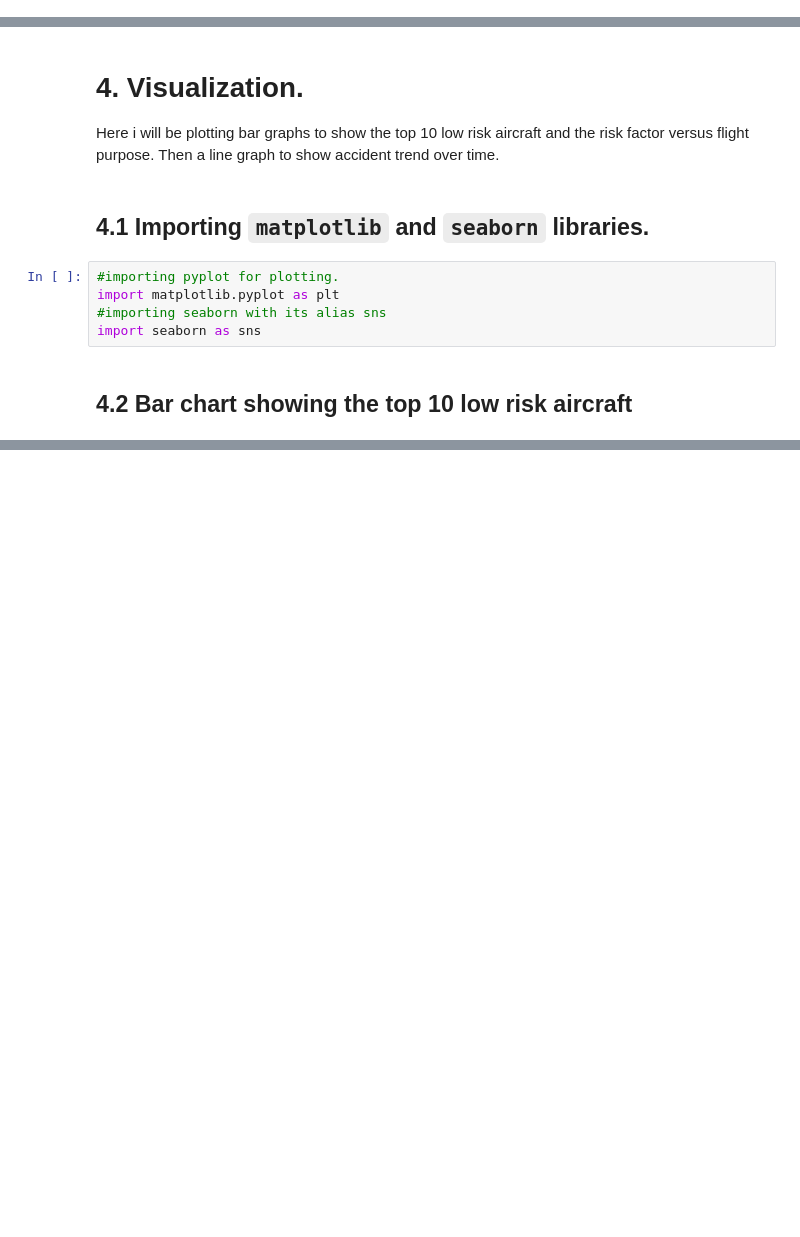
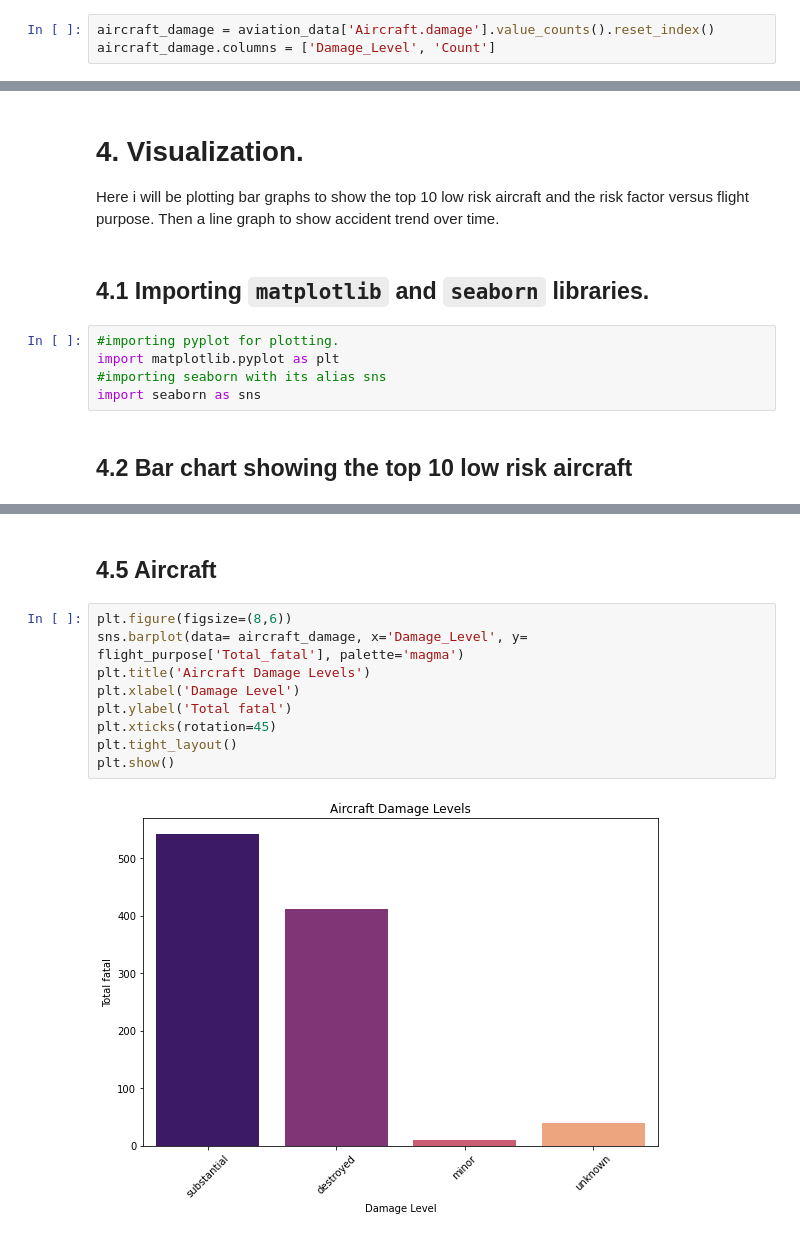
Before and after one commit to S-909/aviation-risk-analysis, a Jupyter notebook: student.ipynb, the cells around one changed output, grey strips where cells are left out. Drawn from its saved outputs; the diff is of its cells as text; blank space fills up the shorter version.

```diff
--- a/student.ipynb
+++ b/student.ipynb
@@ -265,0 +268,3 @@ flight_purpose = aviation_data.groupby('Purpose.of.flight').agg(
+# %%
+aircraft_damage = aviation_data['Aircraft.damage'].value_counts().reset_index()
+aircraft_damage.columns = ['Damage_Level', 'Count']
@@ -278,0 +336,13 @@ import seaborn as sns
+# %% [markdown]
+## 4.5 Aircraft
+# %%
+plt.figure(figsize=(8,6))
+sns.barplot(data= aircraft_damage, x='Damage_Level', y= flight_purpose['Total_fatal'], palette='magma')
+plt.title('Aircraft Damage Levels')
+plt.xlabel('Damage Level')
+plt.ylabel('Total fatal')
+plt.xticks(rotation=45)
+plt.tight_layout()
+plt.show()
+# %% [output]
+[figure, added]
```
Also changed, not shown: parts of 9 cells of this notebook, 2 other files.
